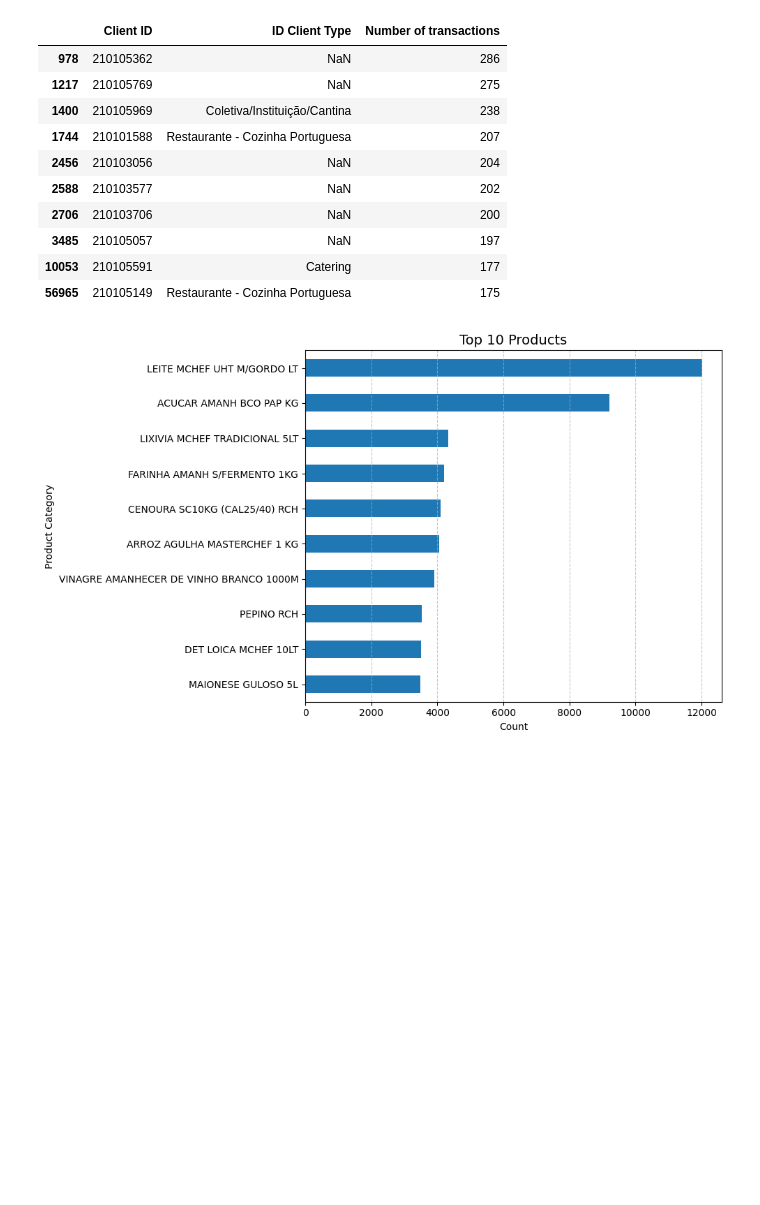
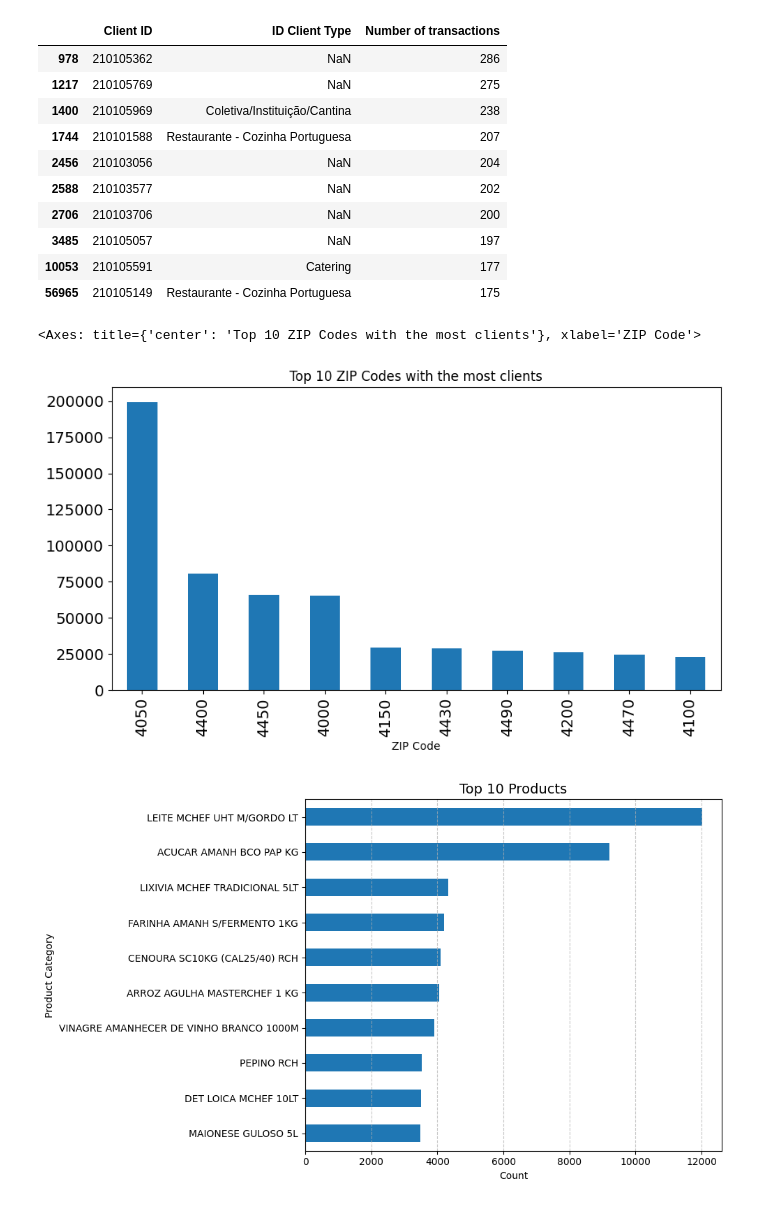
Before and after one commit to philippedut/BC_DA_Rechio, a Jupyter notebook: Notebooks/Main.ipynb, the cells around one changed output. Saved outputs shown, nothing was run; the diff lists cells and outputs as text; code cells hidden in the pictures; blank space fills up the shorter version.

```diff
--- a/Notebooks/Main.ipynb
+++ b/Notebooks/Main.ipynb
@@ -451,6 +587,14 @@ top10_orders_df
 | 3485 | 210105057 | NaN | 197 |
 | 10053 | 210105591 | Catering | 177 |
 | 56965 | 210105149 | Restaurante - Cozinha Portuguesa | 175 |
+# %%
+# checking the most common ZIP codes
+# the biggest clients all appear to be from the Porto, Braga and Viana do Castelo regions
+
+df['ZIP Code'].value_counts().head(10).plot(kind='bar', figsize=(10, 5), title='Top 10 ZIP Codes with the most clients', fontsize=plots_Title_fontSize)
+# %% [output]
+<Axes: title={'center': 'Top 10 ZIP Codes with the most clients'}, xlabel='ZIP Code'>
+[figure, added]
 # %%
 # Top 10 products sold
 
```
Also changed, not shown: parts of 18 cells of this notebook.
